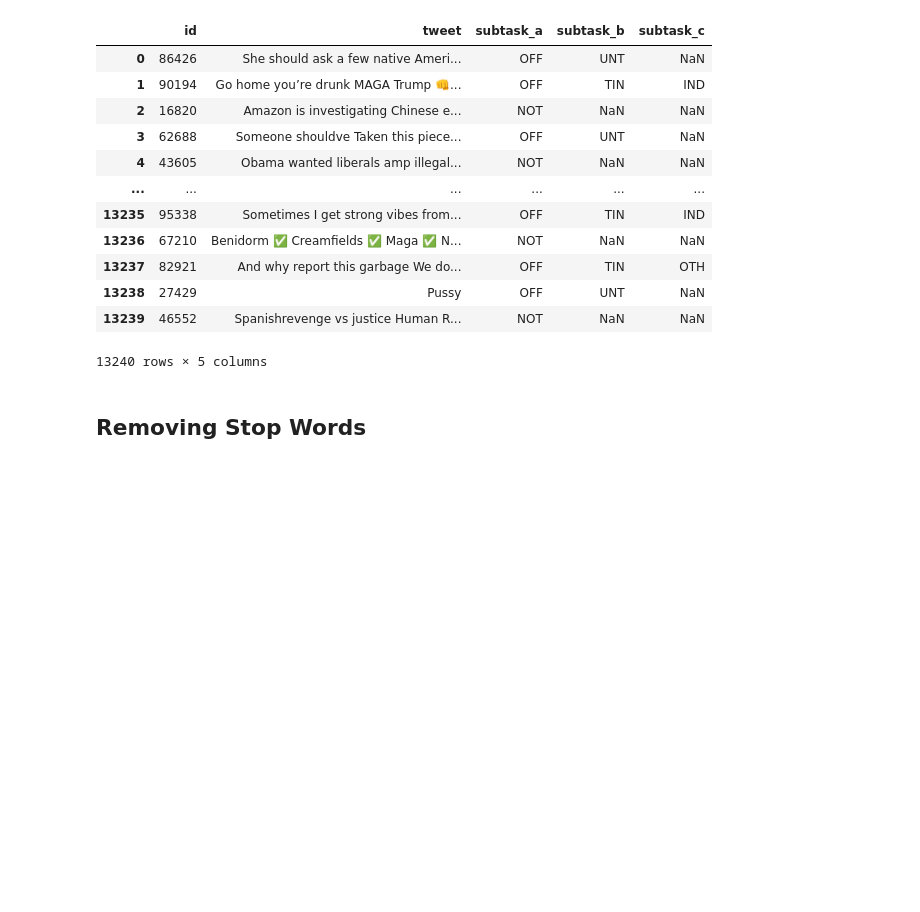
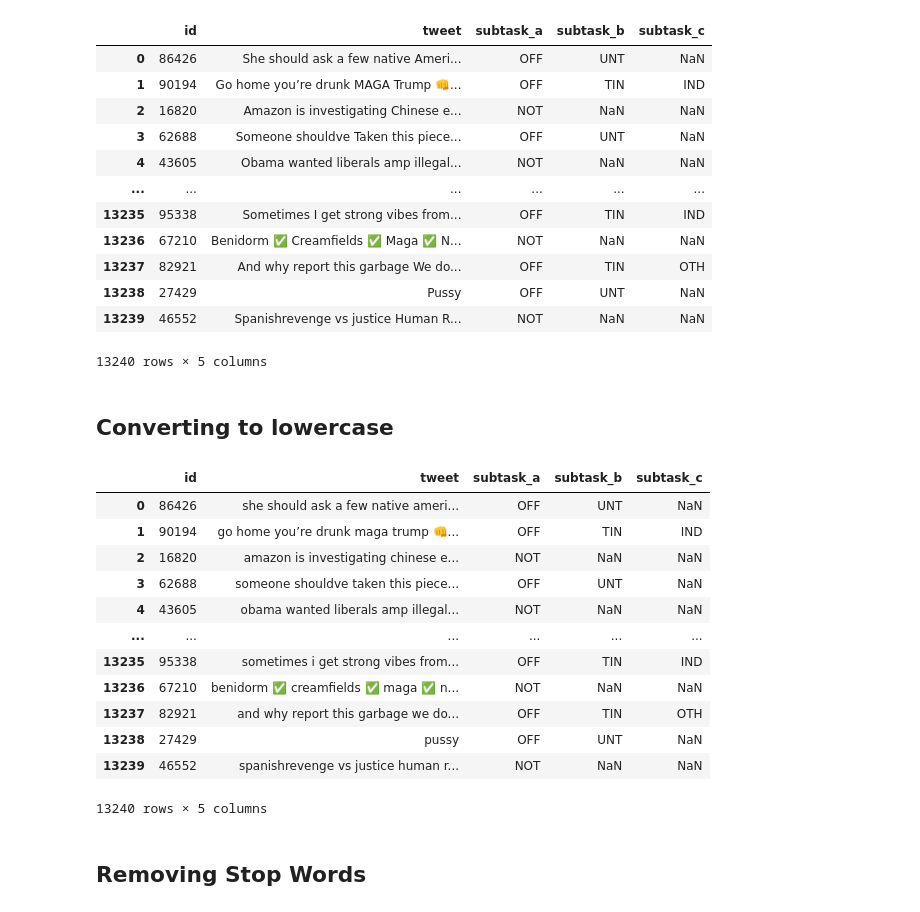
Before and after one commit to divyas39/SSL-Offensive-Lang-Detection-Social-Media, a Jupyter notebook: Pre-Processing.ipynb, the cells around one changed output. Cells and saved outputs as stored; diff of their text form; code cells hidden in the pictures; blank space fills up the shorter version.

```diff
--- a/Pre-Processing.ipynb
+++ b/Pre-Processing.ipynb
@@ -190,3 +190,5 @@ df
 | 13238 | 27429 | Pussy | OFF | UNT | NaN |
 | 13239 | 46552 | Spanishrevenge vs justice Human R... | NOT | NaN | NaN |
 13240 rows × 5 columns
+# %% [markdown]
+## Converting to lowercase
@@ -193,3 +197,19 @@ df
+# %%
+df
+# %% [output]
+|  | id | tweet | subtask_a | subtask_b | subtask_c |
+| 0 | 86426 | she should ask a few native ameri... | OFF | UNT | NaN |
+| 1 | 90194 | go home you’re drunk maga trump 👊... | OFF | TIN | IND |
+| 2 | 16820 | amazon is investigating chinese e... | NOT | NaN | NaN |
+| 3 | 62688 | someone shouldve taken this piece... | OFF | UNT | NaN |
+| 4 | 43605 | obama wanted liberals amp illegal... | NOT | NaN | NaN |
+| ... | ... | ... | ... | ... | ... |
+| 13235 | 95338 | sometimes i get strong vibes from... | OFF | TIN | IND |
+| 13236 | 67210 | benidorm ✅ creamfields ✅ maga ✅ n... | NOT | NaN | NaN |
+| 13237 | 82921 | and why report this garbage we do... | OFF | TIN | OTH |
+| 13238 | 27429 | pussy | OFF | UNT | NaN |
+| 13239 | 46552 | spanishrevenge vs justice human r... | NOT | NaN | NaN |
+13240 rows × 5 columns
 # %% [markdown]
 ## Removing Stop Words
 # %%
```
Also changed, not shown: parts of 8 cells of this notebook, 2 other files.
